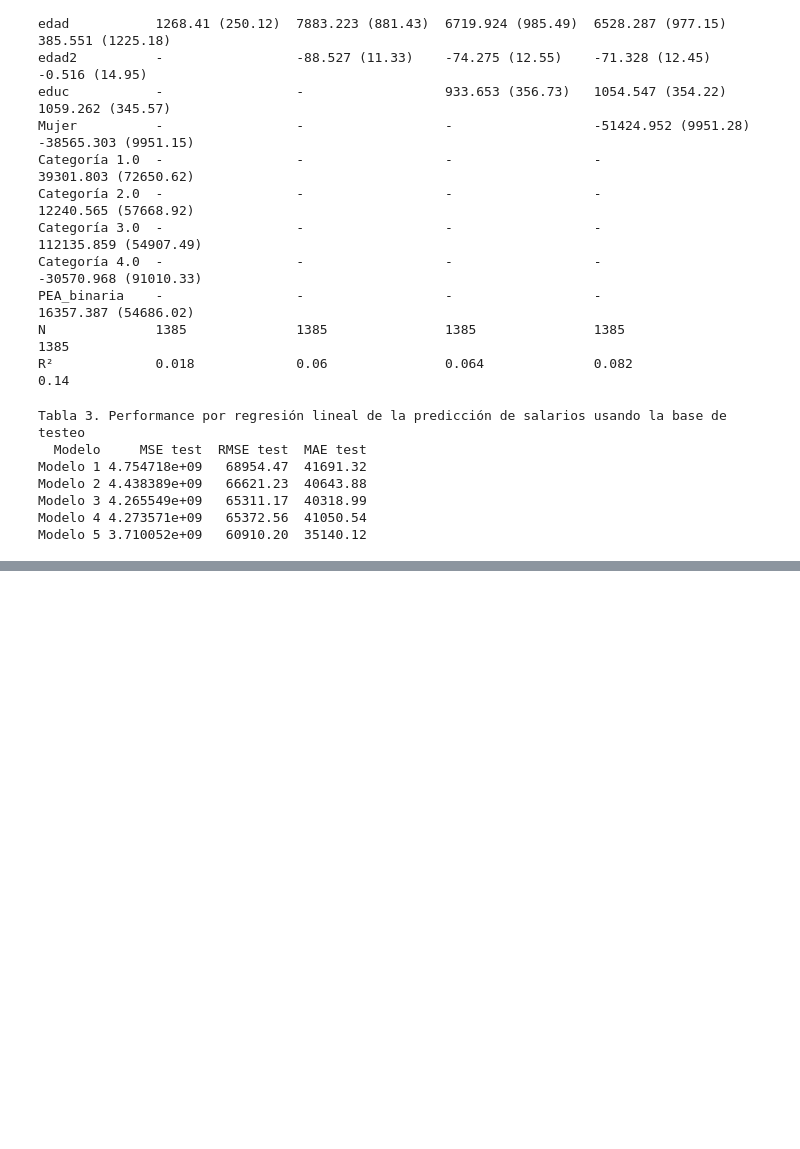
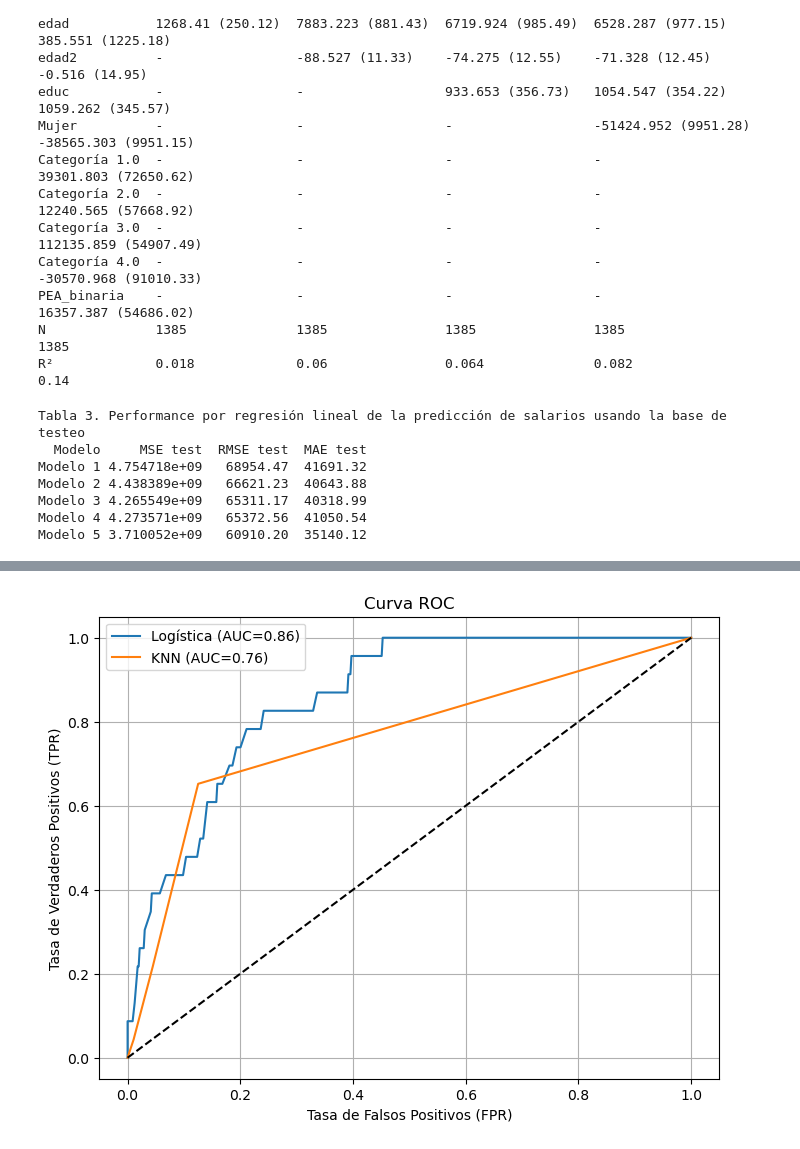
Before and after one commit to Franbarrial/BigDataUBA-Grupo-27, a Jupyter notebook: TP4/Código TP4.ipynb, the cells around one changed output, grey strips where cells are left out. Saved outputs shown, nothing was run; the diff lists cells and outputs as text; code cells hidden in the pictures; blank space fills up the shorter version.

```diff
--- a/TP4/Código TP4.ipynb
+++ b/TP4/Código TP4.ipynb
@@ -1701,3 +1676,78 @@ Modelo 2 4.438389e+09   66621.23  40643.88
 Modelo 3 4.265549e+09   65311.17  40318.99
 Modelo 4 4.273571e+09   65372.56  41050.54
 Modelo 5 3.710052e+09   60910.20  35140.12
+# %%
+import pandas as pd
+import numpy as np
+from sklearn.model_selection import train_test_split
+from sklearn.linear_model import LogisticRegression
+from sklearn.neighbors import KNeighborsClassifier
+from sklearn.metrics import (
+    confusion_matrix, roc_curve, roc_auc_score, accuracy_score
+)
+import matplotlib.pyplot as plt
+
+
+df = pd.read_csv("respondieron_neuquen.csv")
+
+
+df['desocupado'] = (df['ESTADO'] == 2).astype(int)
+
+
+print("Conteo de desocupado (0=otro, 1=desocupado):")
+print(df['desocupado'].value_counts())
+
+
+features = ['CH04', 'CH06', 'PEA']
+X = df[features].copy()
+X = pd.get_dummies(X, columns=['CH04', 'PEA'], drop_first=True)
+y = df['desocupado']
+
+# 5. Dividir en train/test, usando stratify para asegurar ambos grupos
+X_train, X_test, y_train, y_test = train_test_split(
+    X, y, test_size=0.3, random_state=444, stratify=y
+)
+
+# 6. Regresión logística
+logit = LogisticRegression(max_iter=1000)
+logit.fit(X_train, y_train)
+y_proba_logit = logit.predict_proba(X_test)[:, 1]
+y_pred_logit = (y_proba_logit > 0.5).astype(int)
+
+# 7. KNN (K=5)
+knn = KNeighborsClassifier(n_neighbors=5)
+knn.fit(X_train, y_train)
+y_proba_knn = knn.predict_proba(X_test)[:, 1]
+y_pred_knn = (y_proba_knn > 0.5).astype(int)
+
+# 8. Función para imprimir métricas y graficar ROC
+def performance(y_test, y_pred, y_proba, nombre):
+    cm = confusion_matrix(y_test, y_pred)
+    acc = accuracy_score(y_test, y_pred)
+    auc_ = roc_auc_score(y_test, y_proba)
+    fpr, tpr, _ = roc_curve(y_test, y_proba)
+    print(f"\n---- {nombre} ----")
+    print("Matriz de confusión (p>0.5):")
+    print(cm)
+    print(f"Accuracy: {acc:.3f}")
+    print(f"AUC: {auc_:.3f}")
+    return fpr, tpr, auc_
+
+# 9. Reporte Logística
+fpr_logit, tpr_logit, auc_logit = performance(y_test, y_pred_logit, y_proba_logit, "Regresión Logística")
+
+# 10. Reporte KNN
+fpr_knn, tpr_knn, auc_knn = performance(y_test, y_pred_knn, y_proba_knn, "KNN (K=5)")
+
+# 11. Curva ROC
+plt.figure(figsize=(8, 6))
+plt.plot(fpr_logit, tpr_logit, label=f'Logística (AUC={auc_logit:.2f})')
+plt.plot(fpr_knn, tpr_knn, label=f'KNN (AUC={auc_knn:.2f})')
+plt.plot([0, 1], [0, 1], 'k--')
+plt.xlabel('Tasa de Falsos Positivos (FPR)')
+plt.ylabel('Tasa de Verdaderos Positivos (TPR)')
+plt.title('Curva ROC')
+plt.legend()
+plt.grid()
+plt.show()
+# %% [output]
@@ -1703,0 +1773 @@ Modelo 5 3.710052e+09   60910.20  35140.12
+[figure, added]
```
Also changed, not shown: parts of 5 cells of this notebook.
